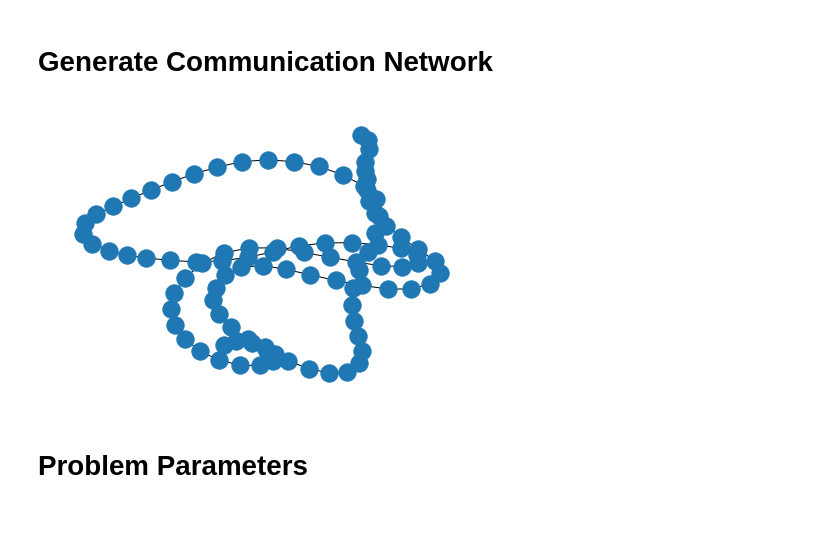
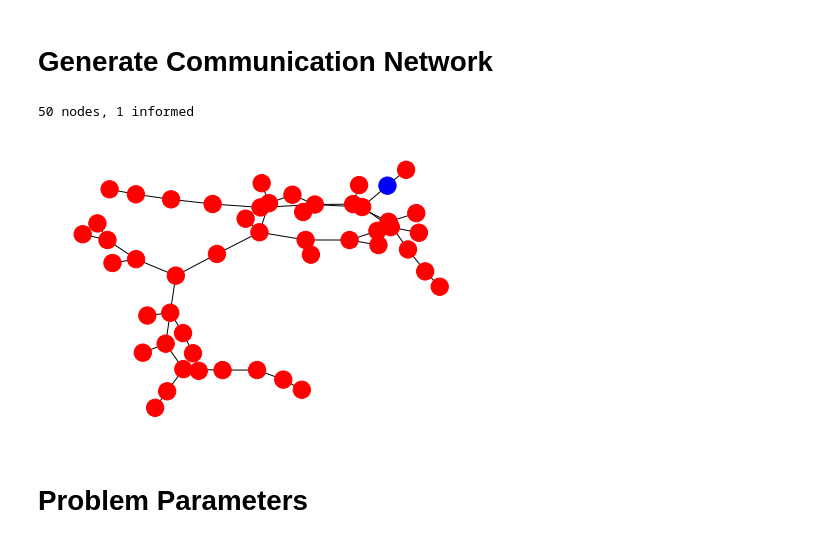
Before and after one commit to evanjfaulkner/Distributed-Opt, a Jupyter notebook: distributed_bertrand.ipynb, the cells around one changed output. Cells and saved outputs as stored; diff of their text form; code cells hidden in the pictures.

```diff
--- a/distributed_bertrand.ipynb
+++ b/distributed_bertrand.ipynb
@@ -20,24 +21,30 @@ $$D_i(x_i,x_{-i},\xi) = \xi + \theta_i^\top x$$
 # %% [markdown]
 # Generate Communication Network
 # %%
-n = 100  # Number of nodes
-n_i = 5  # Number of informed nodes
+n = 50  # Number of nodes
+n_i = 1  # Number of informed nodes
+print(f'{n} nodes, {n_i} informed')
 
 N_i = np.random.choice(n, size=n_i)  # Randomly select n_i informed nodes (Change this to reflect supply chain structure)
 N = np.zeros(n, dtype=bool)  # Set of n nodes, initialized to False (uninformed)
 N[N_i] = True  # Set informed node indices to True (informed)
 
-G = nx.path_graph(n)  # Generate line graph from the nodes in N
+G = nx.random_tree(n)  # Generate graph from the nodes in N
 
 attribute_dict = {}  # generate dictionary to add informed status as attribute to each node
-for node in G.nodes:
+for node in tqdm(G.nodes):
     attribute_dict[node] = {'informed': N[node], 'xi': np.random.randn(1)}
 
 nx.set_node_attributes(G, attribute_dict)  # set attributes for each node
+# %% [output]
+50 nodes, 1 informed
 # %%
-nx.draw(G)
+plt.figure()
+colors = ['b' if inf else 'r' for inf in N]
+nx.draw(G, node_color=colors)
+plt.show()
 # %% [output]
-[figure, old version]
+[figure, new version]
 # %% [markdown]
 # Problem Parameters
 # %%
```
Also changed, not shown: parts of 23 cells of this notebook, 6 other files.
